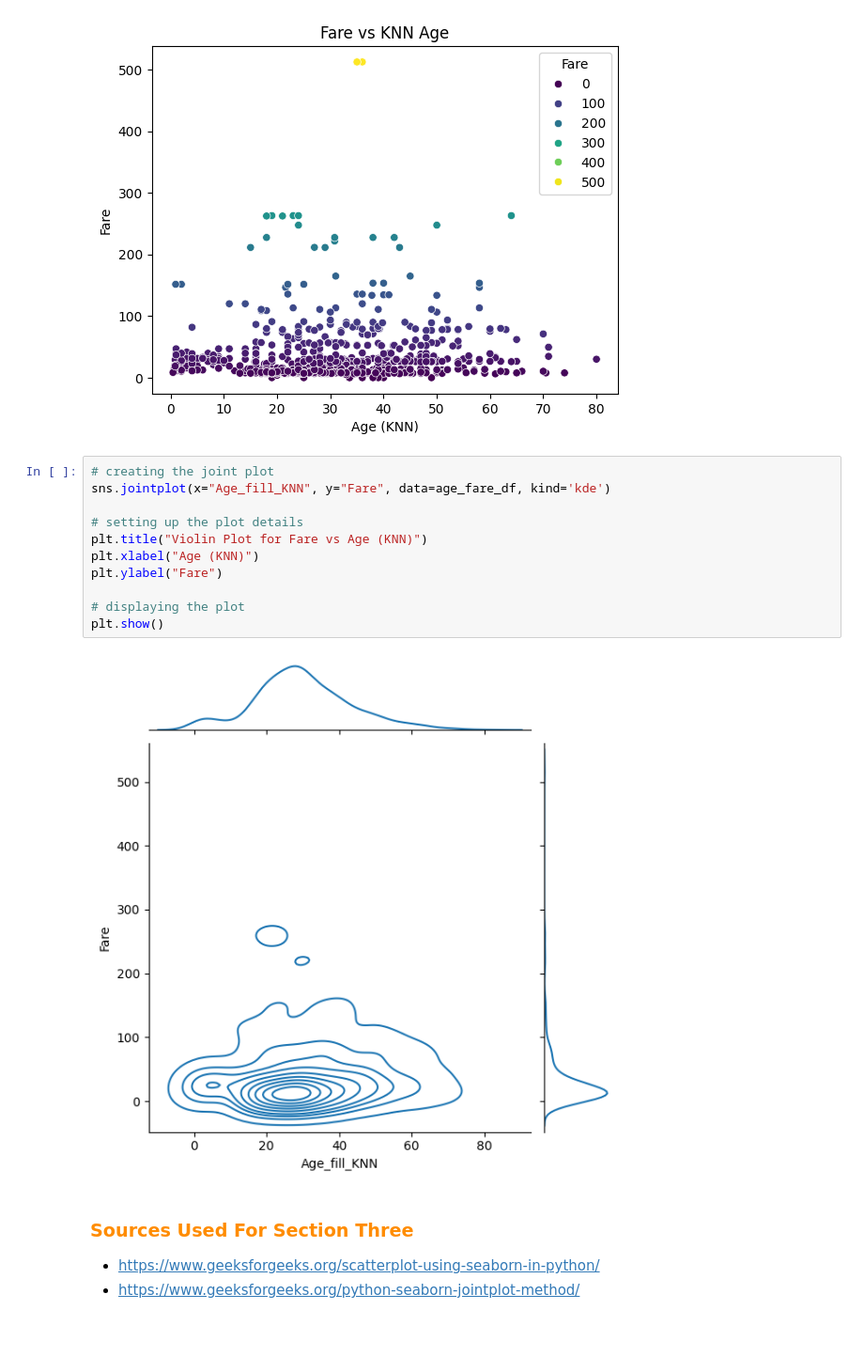
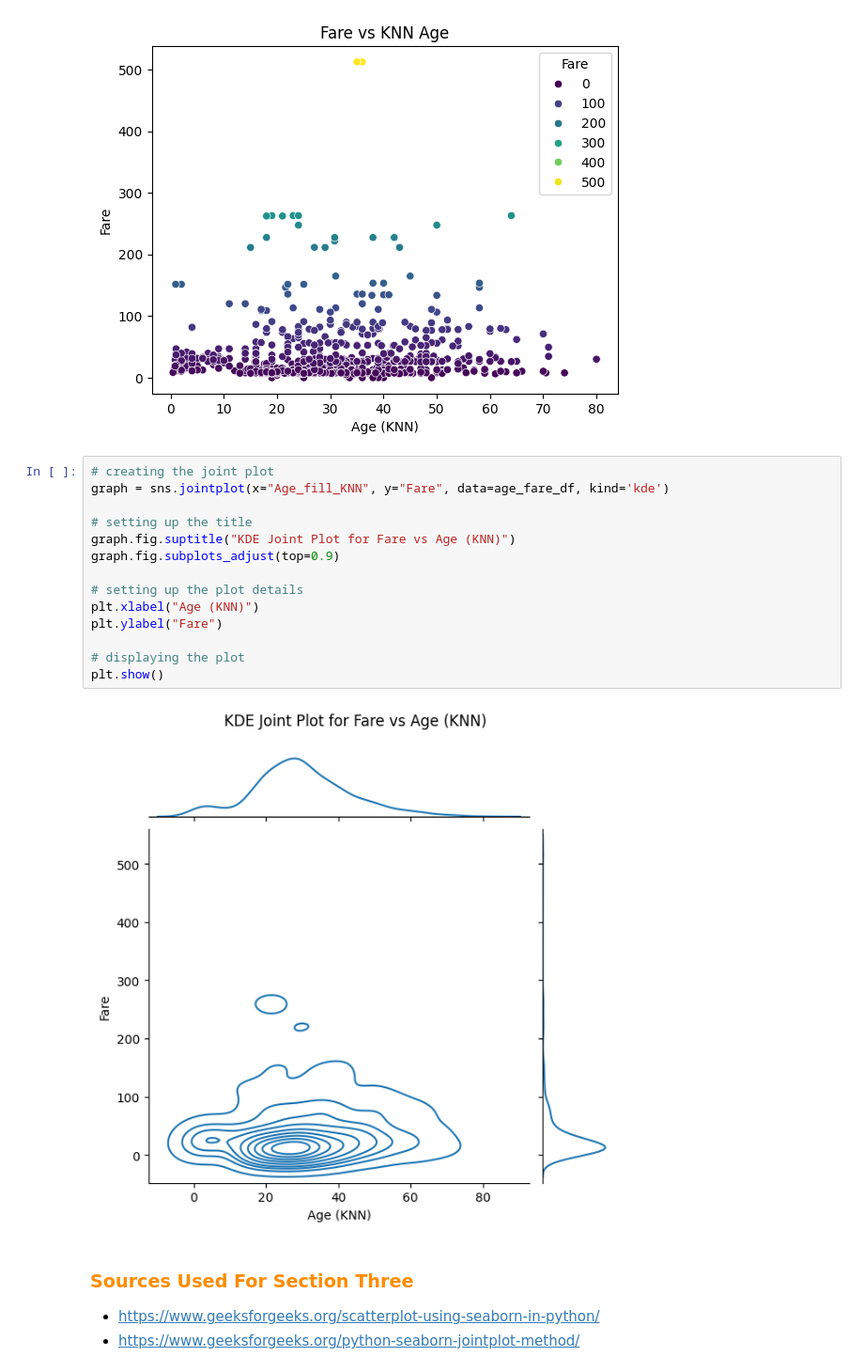
Before and after one commit to chowdhuryj-github/DataScienceDataAnalysis, a Jupyter notebook: wk_03/lab/Lab_3_JIC.ipynb, the cells around one changed output. Shown: that part at 94% size. Drawn from its saved outputs; the diff is of its cells as text; blank space fills up the shorter version.

Commit message:
plot commit

```diff
--- a/wk_03/lab/Lab_3_JIC.ipynb
+++ b/wk_03/lab/Lab_3_JIC.ipynb
@@ -611,17 +651,20 @@ plt.show()
 [figure]
 # %%
 # creating the joint plot
-sns.jointplot(x="Age_fill_KNN", y="Fare", data=age_fare_df, kind='kde')
+graph = sns.jointplot(x="Age_fill_KNN", y="Fare", data=age_fare_df, kind='kde')
+
+# setting up the title
+graph.fig.suptitle("KDE Joint Plot for Fare vs Age (KNN)")
+graph.fig.subplots_adjust(top=0.9)
 
 # setting up the plot details
-plt.title("Violin Plot for Fare vs Age (KNN)")
 plt.xlabel("Age (KNN)")
 plt.ylabel("Fare")
 
 # displaying the plot
 plt.show()
 # %% [output]
-[figure, old version]
+[figure, new version]
 # %% [markdown]
 ### <font color='#FF8C00'> Sources Used For Section Three </font>
 - https://www.geeksforgeeks.org/scatterplot-using-seaborn-in-python/
```
Also changed, not shown: parts of 11 cells of this notebook, 17 other files.
